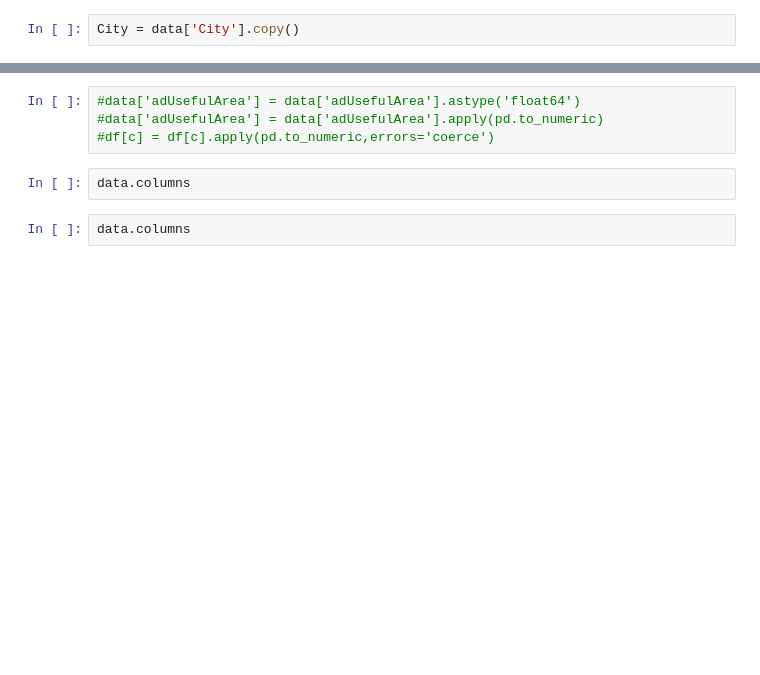
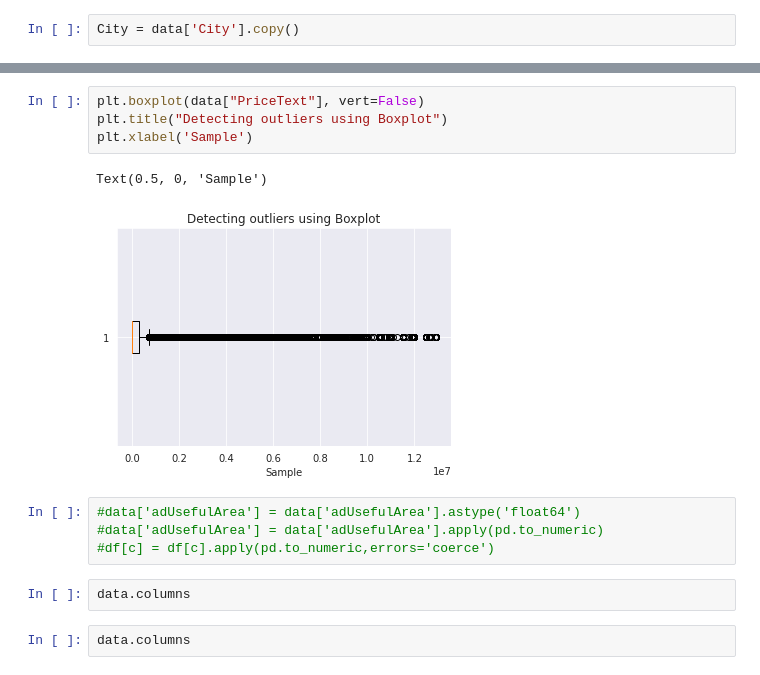
Before and after one commit to michaji/Housing_Project, a Jupyter notebook: Housing.ipynb, the cells around one changed output, grey strips where cells are left out. Drawn from its saved outputs; the diff is of its cells as text; blank space fills up the shorter version.

```diff
--- a/Housing.ipynb
+++ b/Housing.ipynb
@@ -433,3 +307,10 @@ plt.show()
+# %%
+plt.boxplot(data["PriceText"], vert=False)
+plt.title("Detecting outliers using Boxplot")
+plt.xlabel('Sample')
+# %% [output]
+Text(0.5, 0, 'Sample')
+[figure, added]
 # %%
 #data['adUsefulArea'] = data['adUsefulArea'].astype('float64')
 #data['adUsefulArea'] = data['adUsefulArea'].apply(pd.to_numeric)
```
Also changed, not shown: parts of 81 cells of this notebook.
